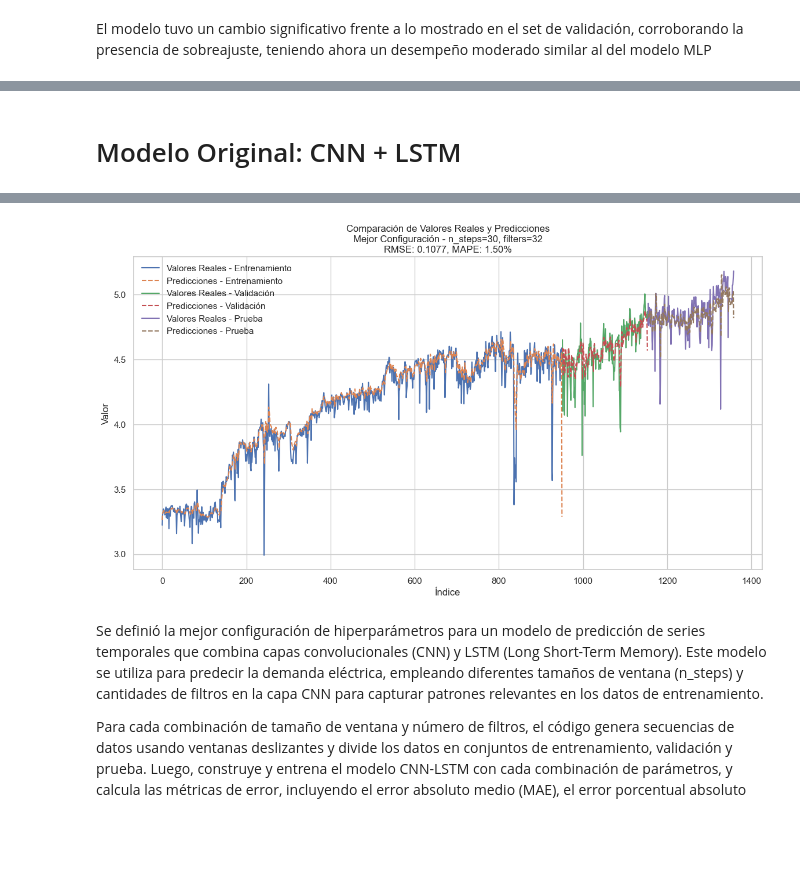
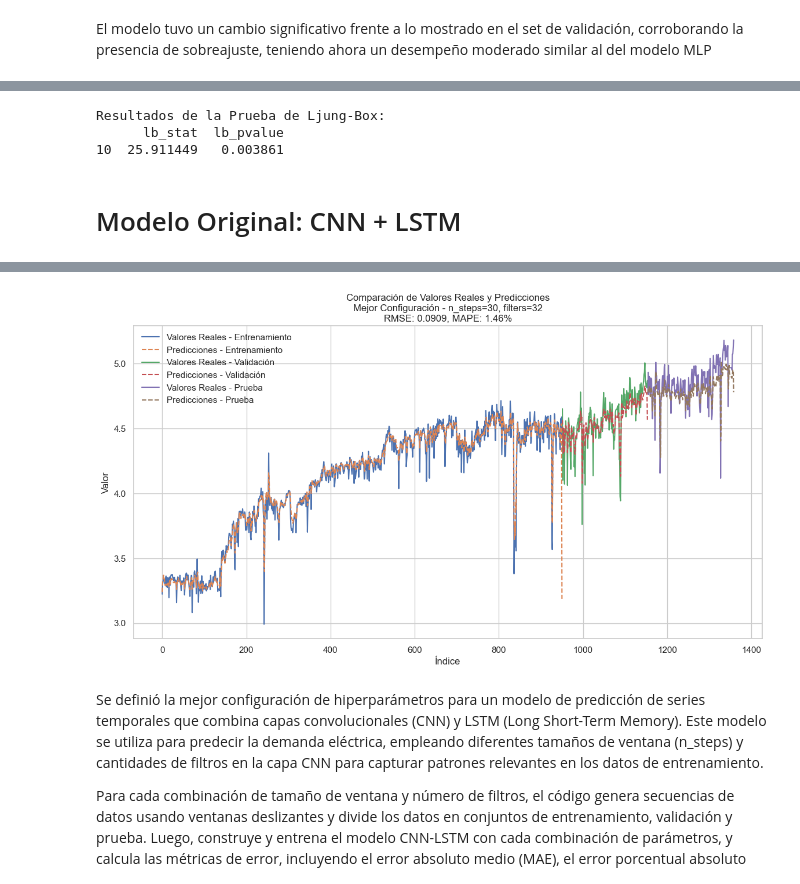
Before and after one commit to cjcamargo/ST_0924, a Jupyter notebook: _sources/notebooks.ipynb, the cells around one changed output, grey strips where cells are left out. Drawn from its saved outputs; the diff is of its cells as text; code cells hidden in the pictures; blank space fills up the shorter version.

```diff
--- a/_sources/notebooks.ipynb
+++ b/_sources/notebooks.ipynb
@@ -1054,0 +1140,2 @@ plot_results(model2, X_train, y_train, X_val, y_val, X_test, y_test, title='Mode
+# %%
+y_test_pred = model2.predict(X_test)
@@ -1461,7 +1631,7 @@ lstm_layer1 = LSTM(50, return_sequences=True)(input_layer)
 lstm_layer2 = LSTM(50, return_sequences=False)(lstm_layer1)
 
 # Capa Dropout con probabilidad de 0.2
-dropout_layer = Dropout(0.2)(lstm_layer2)
+dropout_layer = Dropout(0.32)(lstm_layer2)
 
 # Capa de salida con 1 neurona (para regresión)
 output_layer = Dense(1, activation='linear')(dropout_layer)
@@ -1499,5 +1678,5 @@ Este modelo está diseñado para manejar secuencias de series temporales, donde
 # %%
-history = model_lstm.fit(X_train, y_train, epochs=100, batch_size=32, validation_split=0.1, verbose=0)
+history = model_lstm.fit(X_train, y_train, epochs=100, batch_size=32, validation_data=(X_val, y_val), verbose=0)
 # %%
 import numpy as np
 from sklearn.preprocessing import MinMaxScaler
@@ -1622,3 +1865,16 @@ El modelo tuvo un cambio significativo frente a lo mostrado en el set de validac
+# %%
+from statsmodels.stats.diagnostic import acorr_ljungbox
+
+# Prueba de Ljung-Box para los residuos
+ljung_box_test = acorr_ljungbox(residuos, lags=[10], return_df=True)
+
+# Mostrar los resultados
+print("Resultados de la Prueba de Ljung-Box:")
+print(ljung_box_test)
+# %% [output]
+Resultados de la Prueba de Ljung-Box:
+      lb_stat  lb_pvalue
+10  25.911449   0.003861
 # %% [markdown]
 # Modelo Original: CNN + LSTM
 # %%
@@ -1689,7 +1945,7 @@ for n_steps in n_steps_list:
         model.compile(optimizer=Adam(learning_rate=0.001), loss='mae')
 
         # Entrenar el modelo
-        history = model.fit(X_train, y_train, epochs=100, batch_size=32, validation_data=(X_val, y_val), verbose=0)
+        history = model.fit(X_train, y_train, epochs=150, batch_size=32, validation_data=(X_val, y_val), verbose=0)
 
         # Predicciones para cada conjunto
         y_train_pred = model.predict(X_train)
@@ -1708,9 +1964,9 @@ for n_steps in n_steps_list:
         y_test_pred_inv = np.roll(y_test_pred_inv, shift=-1)
 
         # Calcular MAE, MAPE y RMSE en el conjunto de prueba
-        mae = mean_absolute_error(y_test_inv, y_test_pred_inv)
-        mape = mean_absolute_percentage_error(y_test_inv, y_test_pred_inv)
-        rmse = np.sqrt(mean_squared_error(y_test_inv, y_test_pred_inv))
+        mae = mean_absolute_error(y_val_inv, y_val_pred_inv)
+        mape = mean_absolute_percentage_error(y_val_inv, y_val_pred_inv)
+        rmse = np.sqrt(mean_squared_error(y_val_inv, y_val_pred_inv))
         print(f"MAE para n_steps={n_steps}, filters={filters}: {mae:.4f}")
 
         # Almacenar los resultados
@@ -1764,4 +2020,4 @@ n_steps: 30, filters: 32, MAE: 0.0714, MAPE: 1.50%, RMSE: 0.1077
-[figure, old version]
+[figure, new version]
 # %% [markdown]
 Se definió la mejor configuración de hiperparámetros para un modelo de predicción de series temporales que combina capas convolucionales (CNN) y LSTM (Long Short-Term Memory). Este modelo se utiliza para predecir la demanda eléctrica, empleando diferentes tamaños de ventana (n_steps) y cantidades de filtros en la capa CNN para capturar patrones relevantes en los datos de entrenamiento.
 
```
Also changed, not shown: parts of 25 cells of this notebook, 25 other files.
